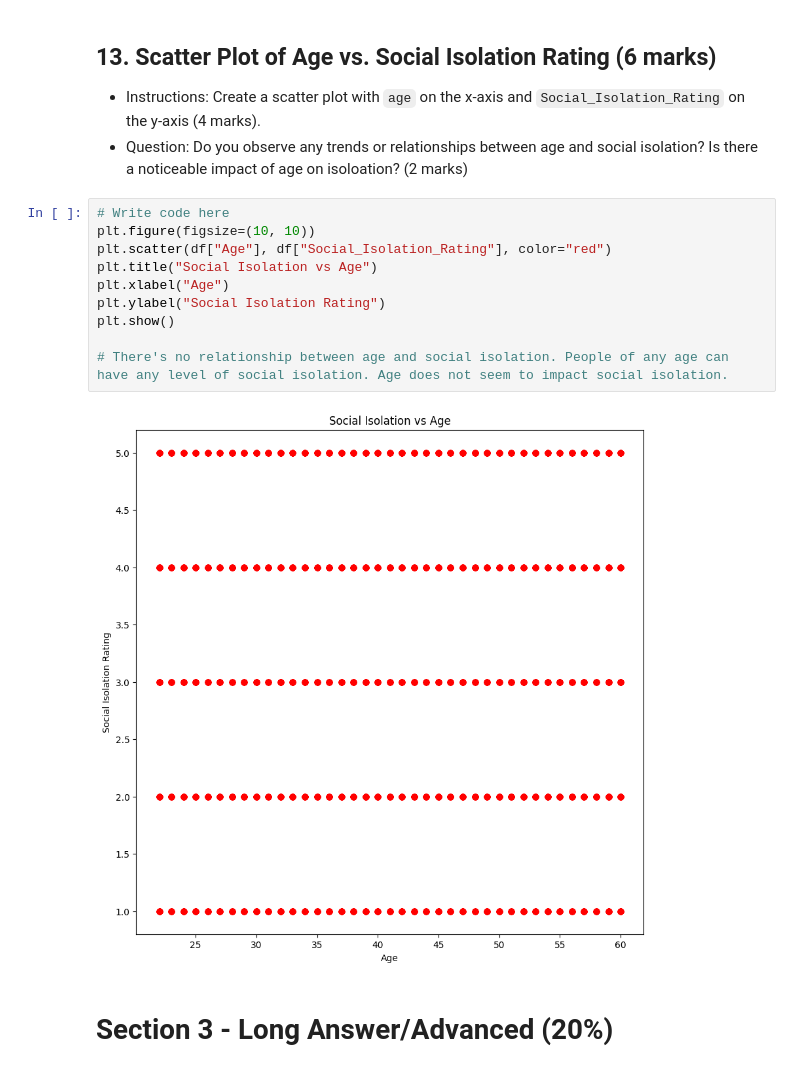
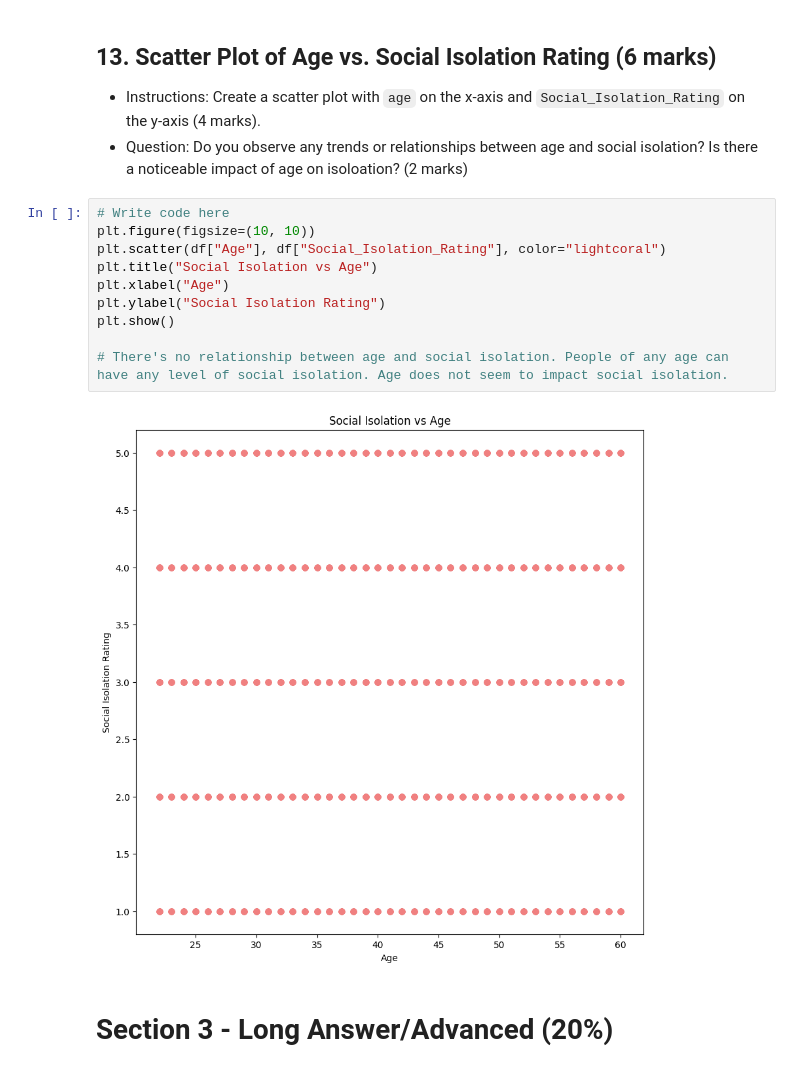
Before and after one commit to cybardev/ShiftKey-DataAnalytics, a Jupyter notebook: Assessment/Data_Analytics_with_Python_Assessment.ipynb, the cells around one changed output. Saved outputs shown, nothing was run; the diff lists cells and outputs as text.

```diff
--- a/Assessment/Data_Analytics_with_Python_Assessment.ipynb
+++ b/Assessment/Data_Analytics_with_Python_Assessment.ipynb
@@ -419,15 +427,15 @@ plt.show()
 # %%
 # Write code here
 plt.figure(figsize=(10, 10))
-plt.scatter(df["Age"], df["Social_Isolation_Rating"], color="red")
+plt.scatter(df["Age"], df["Social_Isolation_Rating"], color="lightcoral")
 plt.title("Social Isolation vs Age")
 plt.xlabel("Age")
 plt.ylabel("Social Isolation Rating")
 plt.show()
 
 # There's no relationship between age and social isolation. People of any age can have any level of social isolation. Age does not seem to impact social isolation.
 # %% [output]
-[figure, old version]
+[figure, new version]
 # %% [markdown]
 # Section 3 - Long Answer/Advanced (20%)
 # %% [markdown]
```
Also changed, not shown: parts of 11 cells of this notebook.
